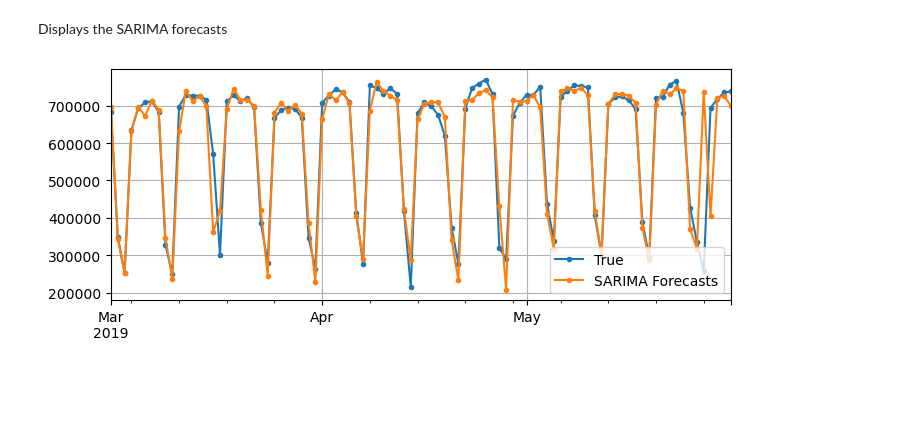
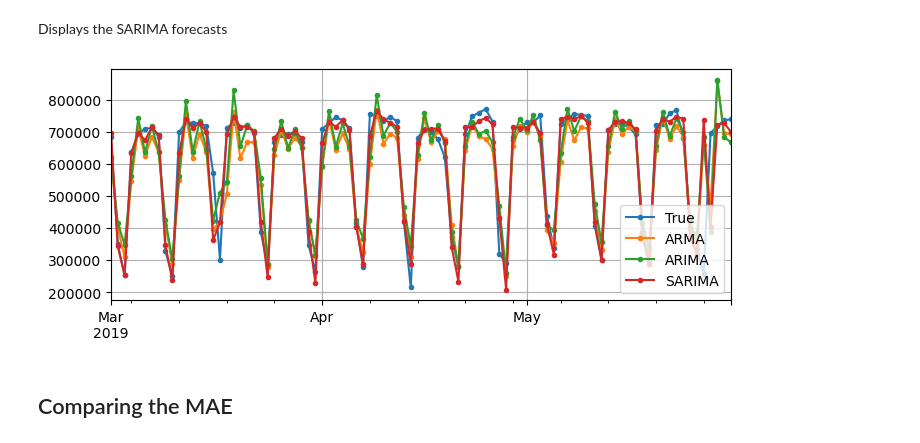
Before and after one commit to rsnemmen/chicago-transit-forecasting, a Jupyter notebook: 1-basics, ARIMA.ipynb, the cells around one changed output. Drawn from its saved outputs; the diff is of its cells as text; code cells hidden in the pictures; blank space fills up the shorter version.

Commit message:
finished basic forecasting models

```diff
--- a/1-basics, ARIMA.ipynb
+++ b/1-basics, ARIMA.ipynb
@@ -396,8 +400,11 @@ Specify the `order=(p, d, q)` parameters based on your analysis or experimentati
+# %%
+d=1
 # %%
+%%time
 y_preds_ARIMA = []
 for today in tqdm(time_period.shift(-1)):
     model_ARIMA = ARIMA(rail_series[origin:today],  # train on data up to "today"
-                  order=(1, 1, 1))
+                  order=(p, d, q))
     model_ARIMA = model_ARIMA.fit()  # note that we retrain the model every day!
     y_pred = model_ARIMA.forecast().iloc[0]
     y_preds_ARIMA.append(y_pred)
@@ -451,3 +455,0 @@ We fit the model and make a forecast for tomorrow.
-# %%
-model = model.fit()
-y_pred = model.forecast()
@@ -475,10 +457,6 @@ abs(y_pred.iloc[0]-df["rail"].loc["2019-06-01"])
 To check the accuracy of the model, we run the same code in a loop to make forecasts for every day in March,
 April, and May, and compute the MAE over that period
 # %%
-origin, start_date, end_date = "2019-01-01", "2019-03-01", "2019-05-31"
-time_period = pd.date_range(start_date, end_date)
-rail_series = df.loc[origin:end_date]["rail"].asfreq("D")
-
 y_preds = []
 for today in tqdm(time_period.shift(-1)):
     model = ARIMA(rail_series[origin:today],  # train on data up to "today"
@@ -499,8 +477,12 @@ Displays the SARIMA forecasts
 # %%
 fig, ax = plt.subplots(figsize=(8, 3))
 rail_series.loc[time_period].plot(label="True", ax=ax, marker=".", grid=True)
-ax.plot(y_preds, marker=".", label="SARIMA Forecasts")
+ax.plot(y_preds_ARMA, marker=".", label="ARMA")
+ax.plot(y_preds_ARIMA, marker=".", label="ARIMA")
+ax.plot(y_preds, marker=".", label="SARIMA")
 plt.legend(fontsize=10, loc='lower right')
 plt.show()
 # %% [output]
-[figure, old version]
+[figure, new version]
+# %% [markdown]
+## Comparing the MAE
```
Also changed, not shown: parts of 31 cells of this notebook.
